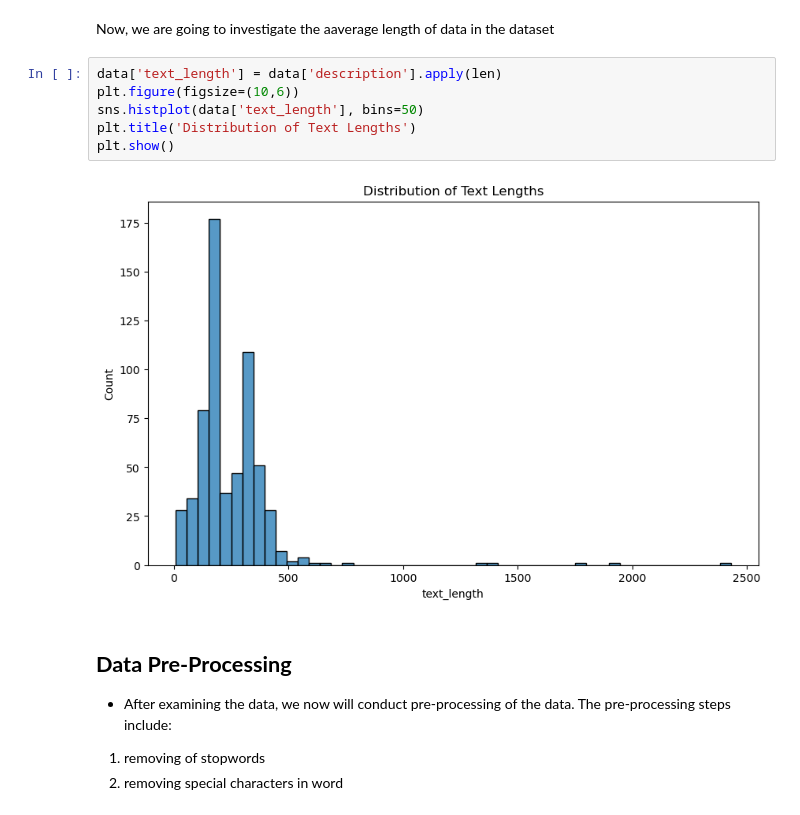
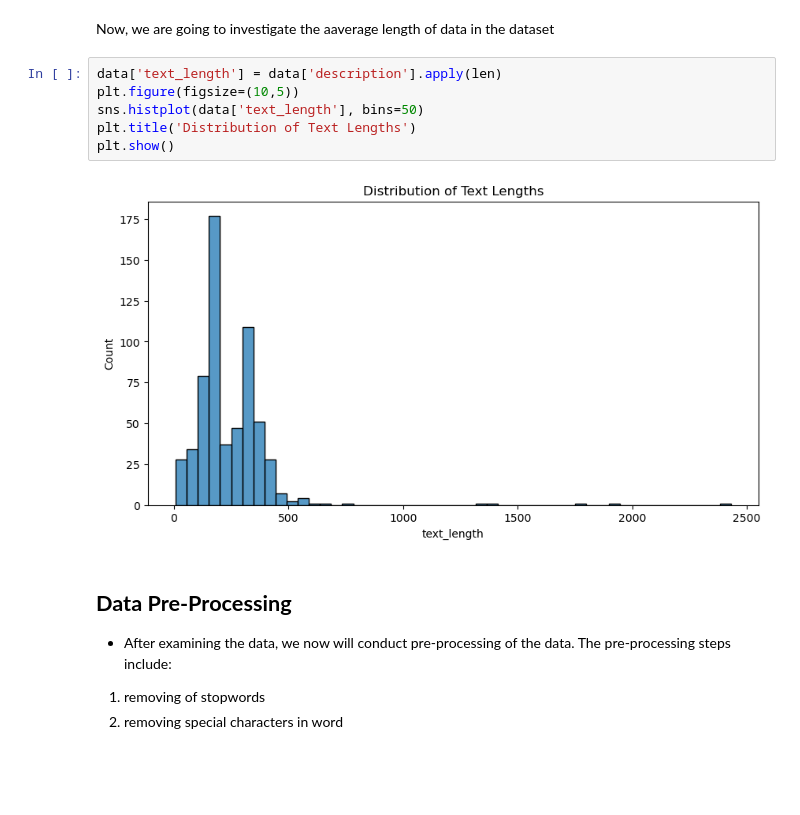
Before and after one commit to wongwenbing/Y2S2, a Jupyter notebook: Natural Language Processing/Assignment/IT2391_230436M_Part1.ipynb, the cells around one changed output. Drawn from its saved outputs; the diff is of its cells as text; blank space fills up the shorter version.

```diff
--- a/Natural Language Processing/Assignment/IT2391_230436M_Part1.ipynb
+++ b/Natural Language Processing/Assignment/IT2391_230436M_Part1.ipynb
@@ -103,12 +104,12 @@ This means that there is a probability of biasedness in the dataset.
 Now, we are going to investigate the aaverage length of data in the dataset
 # %%
 data['text_length'] = data['description'].apply(len)
-plt.figure(figsize=(10,6))
+plt.figure(figsize=(10,5))
 sns.histplot(data['text_length'], bins=50)
 plt.title('Distribution of Text Lengths')
 plt.show()
 # %% [output]
-[figure, old version]
+[figure, new version]
 # %% [markdown]
 ## **Data Pre-Processing**
 - After examining the data, we now will conduct pre-processing of the data. The pre-processing steps include:
```
Also changed, not shown: parts of 15 cells of this notebook, 4 other files.
